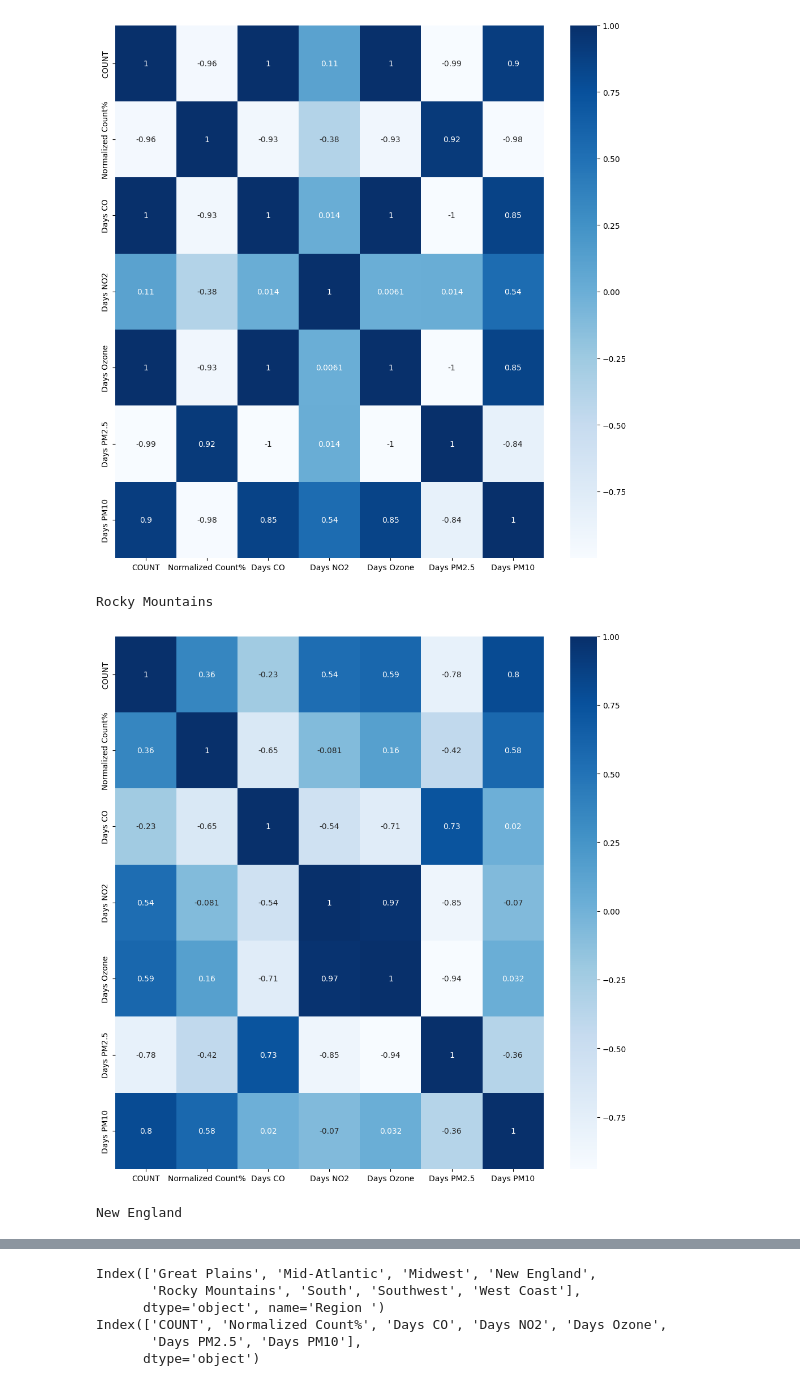
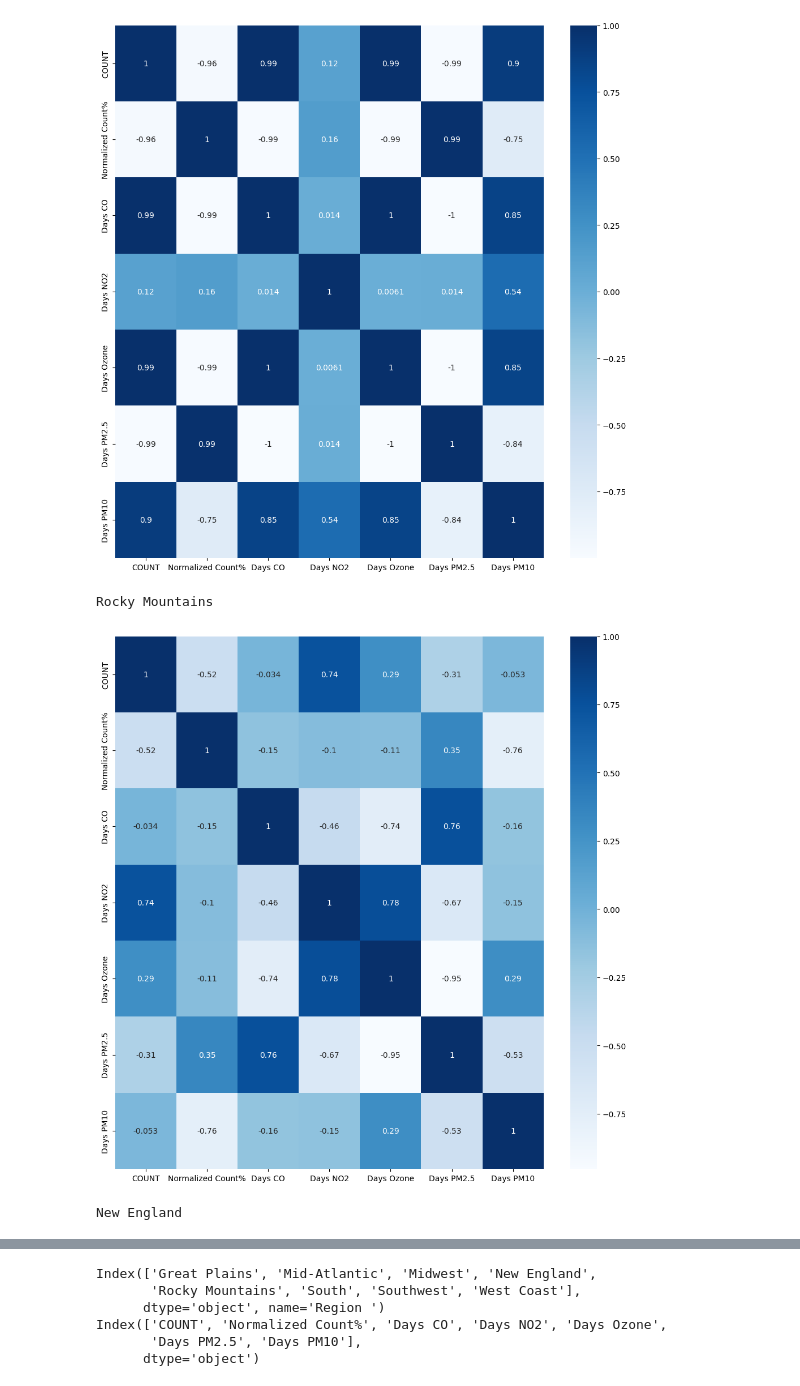
Before and after one commit to noblepenguin43/cancer-environment-corelation, a Jupyter notebook: CancerData-2018-to-2020.ipynb, the cells around one changed output, grey strips where cells are left out. Drawn from its saved outputs; the diff is of its cells as text; code cells hidden in the pictures.

Commit message:
Kaggle Notebook | Updated regional 2019/2020/2018: Cancer Data | Version 14

```diff
--- a/CancerData-2018-to-2020.ipynb
+++ b/CancerData-2018-to-2020.ipynb
@@ -15,7 +15,7 @@ year = '2018'
 #site_csv = 'df_cancer_airpollution-Esophagus.csv' #UNCOMMMENT IF YOU WANT DUMP DATA FOR ANALYSIS - step 5
 
 #Choose this if you want specififc Cancer Type
-site = 'Hodgkin Lymphoma'
+site = 'Melanomas of the Skin'
 num1 = 0
 num2 = 1000
 
@@ -158,27 +158,27 @@ for region in regions:
 # ########################################################
 # #STEP 8 - for JEI 2*2 matrix
 # ##########################################################
-# regions = [ "Midwest"]
-# #n_values = [12,2,4,3,5,6,6,8,5]
-# for region in regions:
-#     #---Consider region create corelation matrix ----
-#     df_region = df_cancercount_region.loc[(df_cancercount_region['Region '] == region)]
-#     #print (df_region.columns)
-#     print (region)
-#     #print (df_region)
-#     #df_region_cancer = df_region.iloc[:, [1,3,4,5,6, 7,8,9,10,11,12,13,14]]
-#     #df_region_cancer = df_region.iloc[:, [1,3,10,11,12,13,14]]
-#     df_region_cancer = df_region.iloc[:, [3,10,11,12,13,14]]
-#     #print(df_region_cancer.columns)
-#     matrix_normalized_test = df_region_cancer.corr()
-#     plt.rcParams["figure.figsize"] = [10, 10]
-#     plt.rcParams["figure.autolayout"] = True
-#     fig, (ax1) = plt.subplots(ncols=1)
-#     fig.subplots_adjust(wspace=0.05)
-#     sns.heatmap(matrix_normalized_test, cmap="Blues", ax=ax1, cbar=True, annot=True)
-#     #ax1.set_xticklabels(matrix_normalized_test.index, rotation=45)
-#     #ax1.set_yticklabels(matrix_normalized_test.index, rotation=45)
-#     fig.subplots_adjust(wspace=0.005)
-#     plt.show()
+regions = [ "Midwest"]
+#n_values = [12,2,4,3,5,6,6,8,5]
+for region in regions:
+    #---Consider region create corelation matrix ----
+    df_region = df_cancercount_region.loc[(df_cancercount_region['Region '] == region)]
+    #print (df_region.columns)
+    print (region)
+    #print (df_region)
+    #df_region_cancer = df_region.iloc[:, [1,3,4,5,6, 7,8,9,10,11,12,13,14]]
+    #df_region_cancer = df_region.iloc[:, [1,3,10,11,12,13,14]]
+    df_region_cancer = df_region.iloc[:, [3,10,11,12,13,14]]
+    #print(df_region_cancer.columns)
+    matrix_normalized_test = df_region_cancer.corr()
+    plt.rcParams["figure.figsize"] = [10, 10]
+    plt.rcParams["figure.autolayout"] = True
+    fig, (ax1) = plt.subplots(ncols=1)
+    fig.subplots_adjust(wspace=0.05)
+    sns.heatmap(matrix_normalized_test, cmap="Blues", ax=ax1, cbar=True, annot=True, annot_kws={"size": 14})
+    #ax1.set_xticklabels(matrix_normalized_test.index, rotation=45)
+    #ax1.set_yticklabels(matrix_normalized_test.index, rotation=45)
+    fig.subplots_adjust(wspace=0.005)
+    plt.show()
 # %% [output]
 South
@@ -190,5 +190,5 @@ Southwest
 West Coast
-[figure, old version]
+[figure, new version]
 Rocky Mountains
-[figure, old version]
+[figure, new version]
 New England
```
Also changed, not shown: parts of 4 cells of this notebook.
